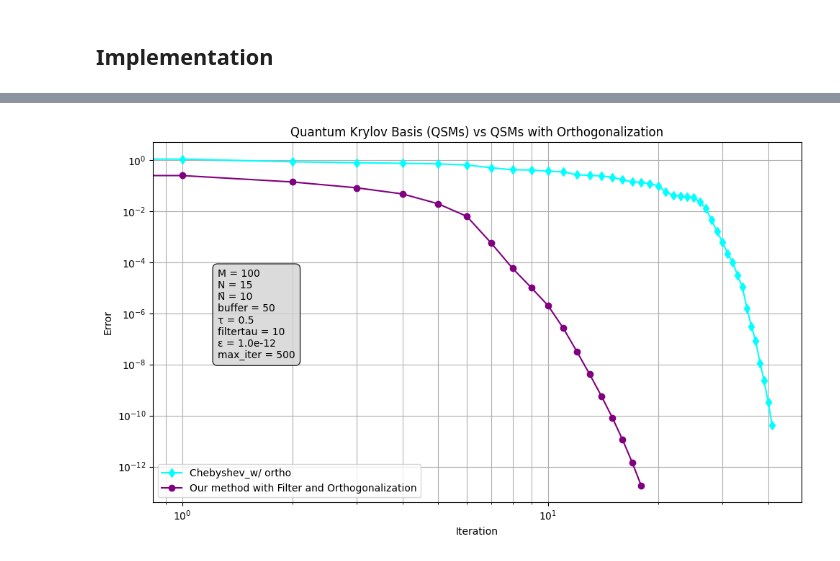
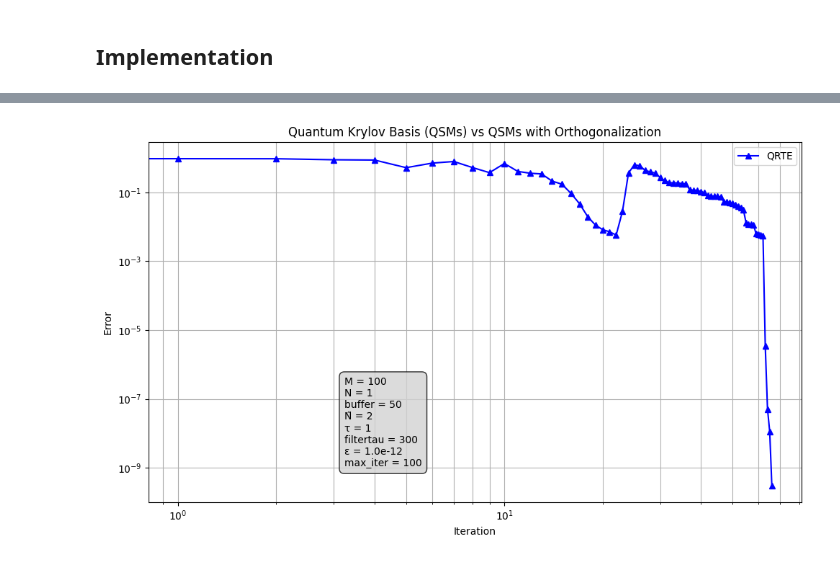
Before and after one commit to Nihar-Shah2001/Quantum_Computing_Notes, a Jupyter notebook: Notes/codes/comparison.ipynb, the cells around one changed output, grey strips where cells are left out. Saved outputs shown, nothing was run; the diff lists cells and outputs as text; code cells hidden in the pictures.

```diff
--- a/Notes/codes/comparison.ipynb
+++ b/Notes/codes/comparison.ipynb
@@ -198,7 +190,7 @@ def orthogonalization(Psi_F, eigenvecs):
 # %% [markdown]
 ## Computing Error
 # %%
-def error(H, Psi_0, Ntilde, method, eigenvals):
+def error(H, Psi_0, N, method, eigenvals):
     """
     This function calculates the error.
     """
@@ -207,7 +199,7 @@ def error(H, Psi_0, Ntilde, method, eigenvals):
         idx = np.argsort(eigenvals)
         eigenvals = eigenvals[idx]
         Psi_0 = Psi_0[:, idx]
-        return np.max(np.linalg.norm(H @ Psi_0[:,:Ntilde] - Psi_0[:,:Ntilde] @ np.diag(eigenvals[:Ntilde]), axis=0, ord=2))
+        return np.max(np.linalg.norm(H @ Psi_0[:,:N] - Psi_0[:,:N] @ np.diag(eigenvals[:N]), axis=0, ord=2))
 
     elif method == 'cholesky':
         eigenvals = np.einsum('ji,jk,ki->i', Psi_0.conj(), H, Psi_0)
@@ -215,7 +207,7 @@ def error(H, Psi_0, Ntilde, method, eigenvals):
         eigenvals = eigenvals[idx]
         Psi_0 = Psi_0[:,idx]
 
-        return np.max(np.linalg.norm(H @ Psi_0[:,:Ntilde] - Psi_0[:,:Ntilde] @ np.diag(eigenvals[:Ntilde]), axis=0, ord=2))
+        return np.max(np.linalg.norm(H @ Psi_0[:,:N] - Psi_0[:,:N] @ np.diag(eigenvals[:N]), axis=0, ord=2))
 
 
     elif method == 'none':
@@ -223,7 +215,7 @@ def error(H, Psi_0, Ntilde, method, eigenvals):
         idx = np.argsort(eigenvals)
         eigenvals = eigenvals[idx]
 
-        return np.linalg.norm(eigenvals[:Ntilde] - eigenvalsh[:Ntilde], ord=np.inf)
+        return np.linalg.norm(eigenvals[:N] - eigenvalsh[:N], ord=np.inf)
 
     else:
         raise ValueError("Invalid method. Use 'diagonalization' or 'cholesky' or 'none'.")
@@ -555,11 +528,13 @@ Max Iterations:  500
 # %% [markdown]
 ## Implementation
 # %%
-# qite_eigenvals, qite_abs_error, qite_itr = QITE(H, psi_0, Ntilde, buffer, deltatau, epsilon, max_iter, filter_choice=False, orthogonalize=False)
-# qite_ortho_eigenvals, qite_ortho_abs_error, qite_ortho_itr = QITE(H, psi_0, Ntilde, buffer, deltatau, epsilon, max_iter, filter_choice=False, orthogonalize=True)
-# qrte_eigenvals, qrte_abs_error, qrte_itr = QRTE(H, psi_0, Ntilde, buffer, deltatau, epsilon, max_iter, filter_choice=False, orthogonalize=False)
-# qrte_ortho_eigenvals, qrte_ortho_abs_error, qrte_ortho_itr = QRTE(H, psi_0, Ntilde, buffer, deltatau, epsilon, max_iter, filter_choice=False, orthogonalize=True)
-chebyshev_eigenvals, chebyshev_abs_error, chebyshev_itr = chebyshev(H, psi_0, Ntilde, buffer, deltatau, epsilon, max_iter, filter_choice=False, orthogonalize=False)
-chebyshev_ortho_eigenvals, chebyshev_ortho_abs_error, chebyshev_ortho_itr = chebyshev(H, psi_0, Ntilde, buffer, deltatau, epsilon, max_iter, filter_choice=False, orthogonalize=True)
-method1_eigenvals, method1_eigenvecs, method1_abs_error, method1_itr = method1(H, psi_0, Ntilde, buffer, filtertau, epsilon, max_iter, filter_choice=True, orthogonalize=True)
+eigenvalsh = np.linalg.eigvalsh(H)
+# qite_eigenvals, qite_abs_error, qite_itr = QITE(H, psi_0, N, buffer, deltatau, epsilon, max_iter, eigenvalsh, orthogonalize=False)
+# qite_ortho_eigenvals, qite_ortho_abs_error, qite_ortho_itr = QITE(H, psi_0, Ntilde, buffer, deltatau, epsilon, max_iter, orthogonalize=True)
+qrte_eigenvals, qrte_abs_error, qrte_itr = QRTE(H, psi_0, N, buffer, deltatau, epsilon, max_iter, orthogonalize=False)
+# qrte_ortho_eigenvals, qrte_ortho_abs_error, qrte_ortho_itr = QRTE(H, psi_0, Ntilde, buffer, deltatau, epsilon, max_iter, orthogonalize=True)
+# chebyshev_eigenvals, chebyshev_abs_error, chebyshev_itr = chebyshev(H, psi_0, N, buffer, deltatau, epsilon, max_iter, orthogonalize=False)
+# chebyshev_ortho_eigenvals, chebyshev_ortho_abs_error, chebyshev_ortho_itr = chebyshev(H, psi_0, Ntilde, buffer, deltatau, epsilon, max_iter, orthogonalize=True)
+# method1_eigenvals, method1_eigenvecs, method1_abs_error, method1_itr = method1(H, psi_0, N, buffer, filtertau, epsilon, max_iter, filter_choice='QITE', orthogonalize=True)
+# method2_eigenvals, method2_eigenvecs, method2_abs_error, method2_itr = method1(H, psi_0, N, buffer, filtertau, epsilon, max_iter, filter_choice='QITE_2', orthogonalize=True)
 # %% [output]
@@ -614,35 +573,36 @@ Chebyshev with Orthogonalization: [-0.99991207 -0.98942734 -0.97252997 -0.950415
 # %%
 plt.figure(figsize=(10, 6))
 plt.title('Quantum Krylov Basis (QSMs) vs QSMs with Orthogonalization')
-# plt.plot(np.arange(qite_itr), qite_abs_error[1:], marker='o', label='QITE_w/o ortho', color='red')
-# plt.plot(np.arange(qite_ortho_itr), qite_ortho_abs_error[1:], marker='^', label='QITE_w/ ortho', color='blue')
-# plt.plot(np.arange(qrte_ortho_itr), qrte_ortho_abs_error[1:], marker='s', label='QRTE_w/ ortho', color='green')
-# plt.plot(np.arange(qrte_itr), qrte_abs_error[1:], marker='x', label='QRTE_w/o ortho', color='orange')
-plt.plot(np.arange(chebyshev_ortho_itr), chebyshev_ortho_abs_error[1:], marker='d', label='Chebyshev_w/ ortho', color='cyan')
-# plt.plot(np.arange(chebyshev_itr), chebyshev_abs_error[1:], marker='*', label='Chebyshev_w/o ortho', color='magenta')
-plt.plot(np.arange(method1_itr), method1_abs_error[1:], marker='o', label='Our method with Filter and Orthogonalization', color='purple')
+# plt.plot(np.arange(qite_itr), qite_abs_error[1:], marker='o', label='QITE', color='red')
+# plt.plot(np.arange(qite_ortho_itr), qite_ortho_abs_error[1:], marker='^', label='QITE_w/ ortho', color='orange')
+plt.plot(np.arange(qrte_itr), qrte_abs_error[1:], marker='^', label='QRTE', color='blue')
+# plt.plot(np.arange(qrte_ortho_itr), qrte_ortho_abs_error[1:], marker='s', label='QRTE_w/ ortho', color='magenta')
+# plt.plot(np.arange(chebyshev_ortho_itr), chebyshev_ortho_abs_error[1:], marker='d', label='Chebyshev_w/ ortho', color='cyan')
+# plt.plot(np.arange(chebyshev_itr), chebyshev_abs_error[1:], marker='s', label='Chebyshev', color='green')
+# plt.plot(np.arange(method1_itr), method1_abs_error[1:], marker='x', label='Method 1 with Chebyshev basis, QITE Filter and Orthogonalization', color='teal')
+# plt.plot(np.arange(method2_itr), method2_abs_error[1:], marker='x', label='Method 2 with Chebyshev basis, QITE_2 Filter and Orthogonalization', color='purple')
 plt.yscale('log')
 plt.xscale('log')
 plt.xlabel('Iteration')
 plt.ylabel('Error')
 plt.grid(True, 'both', 'both')
 plt.legend()
 info_text = (
     f"M = {M}\n"
     f"N = {N}\n"
+    f"buffer = {buffer}\n"
     f"Ñ = {Ntilde}\n"
-    f"buffer = {buffer}\n"
     f"τ = {deltatau}\n"
     f"filtertau = {filtertau}\n"
     f"ε = {epsilon:.1e}\n"
     f"max_iter = {max_iter}"
 )
 
 # Adjust position (x=0.65, y=0.5) as needed
-plt.text(0.1, 0.4, info_text, transform=plt.gca().transAxes,
+plt.text(0.3, 0.1, info_text, transform=plt.gca().transAxes,
          fontsize=10, bbox=dict(boxstyle='round,pad=0.5', facecolor='lightgrey', alpha=0.8))
 plt.legend()
 plt.tight_layout()
 plt.show()
 # %% [output]
-[figure, old version]
+[figure, new version]
```
Also changed, not shown: parts of 10 cells of this notebook.
